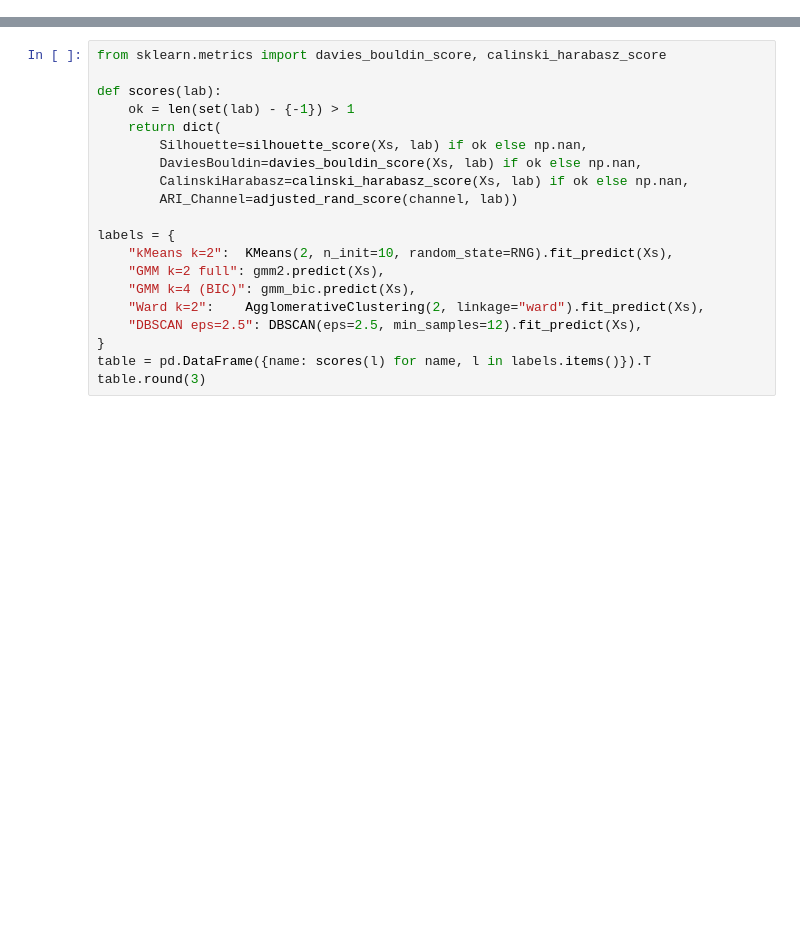
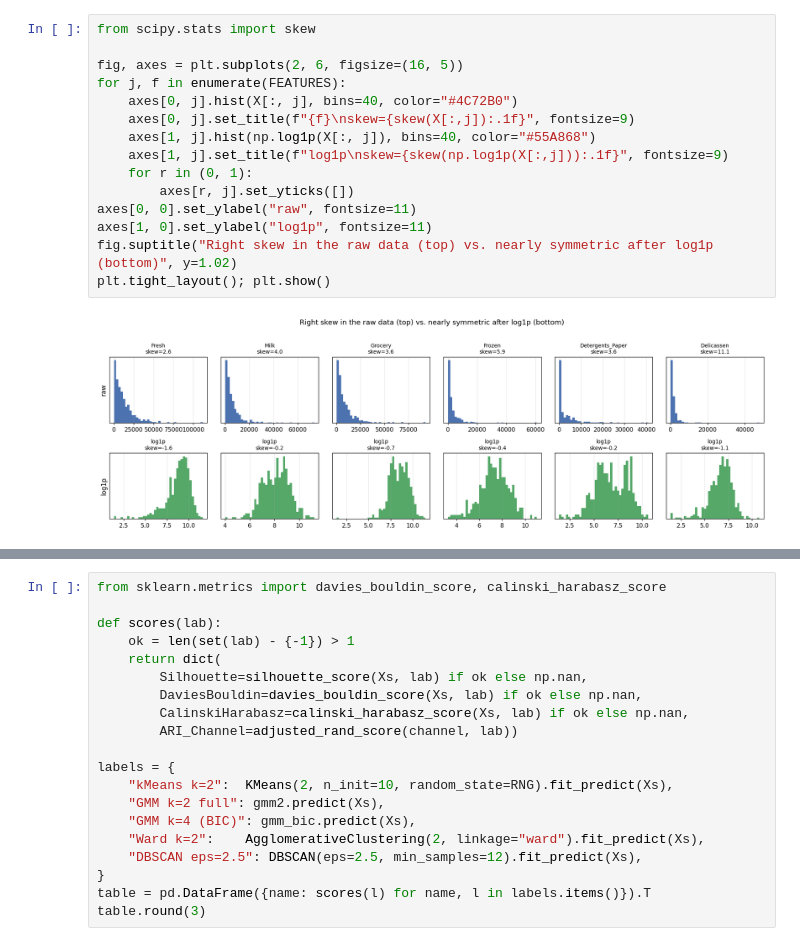
Before and after one commit to TimonLudwig1/Practice-Lab, a Jupyter notebook: xtAI_Learn-Repository/modules/05-machine-learning-2/projects/03-final/solution/solution.ipynb, the cells around one changed output, grey strips where cells are left out. Cells and saved outputs as stored; diff of their text form; blank space fills up the shorter version.

```diff
--- a/xtAI_Learn-Repository/modules/05-machine-learning-2/projects/03-final/solution/solution.ipynb
+++ b/xtAI_Learn-Repository/modules/05-machine-learning-2/projects/03-final/solution/solution.ipynb
@@ -349,0 +85,17 @@ Jetzt der Kern des Moduls — Clustering ist unüberwacht, also brauchen wir Kri
+# %%
+from scipy.stats import skew
+
+fig, axes = plt.subplots(2, 6, figsize=(16, 5))
+for j, f in enumerate(FEATURES):
+    axes[0, j].hist(X[:, j], bins=40, color="#4C72B0")
+    axes[0, j].set_title(f"{f}\nskew={skew(X[:,j]):.1f}", fontsize=9)
+    axes[1, j].hist(np.log1p(X[:, j]), bins=40, color="#55A868")
+    axes[1, j].set_title(f"log1p\nskew={skew(np.log1p(X[:,j])):.1f}", fontsize=9)
+    for r in (0, 1):
+        axes[r, j].set_yticks([])
+axes[0, 0].set_ylabel("raw", fontsize=11)
+axes[1, 0].set_ylabel("log1p", fontsize=11)
+fig.suptitle("Right skew in the raw data (top) vs. nearly symmetric after log1p (bottom)", y=1.02)
+plt.tight_layout(); plt.show()
+# %% [output]
+[figure, added]
```
Also changed, not shown: parts of 65 cells of this notebook, 2 other files.
